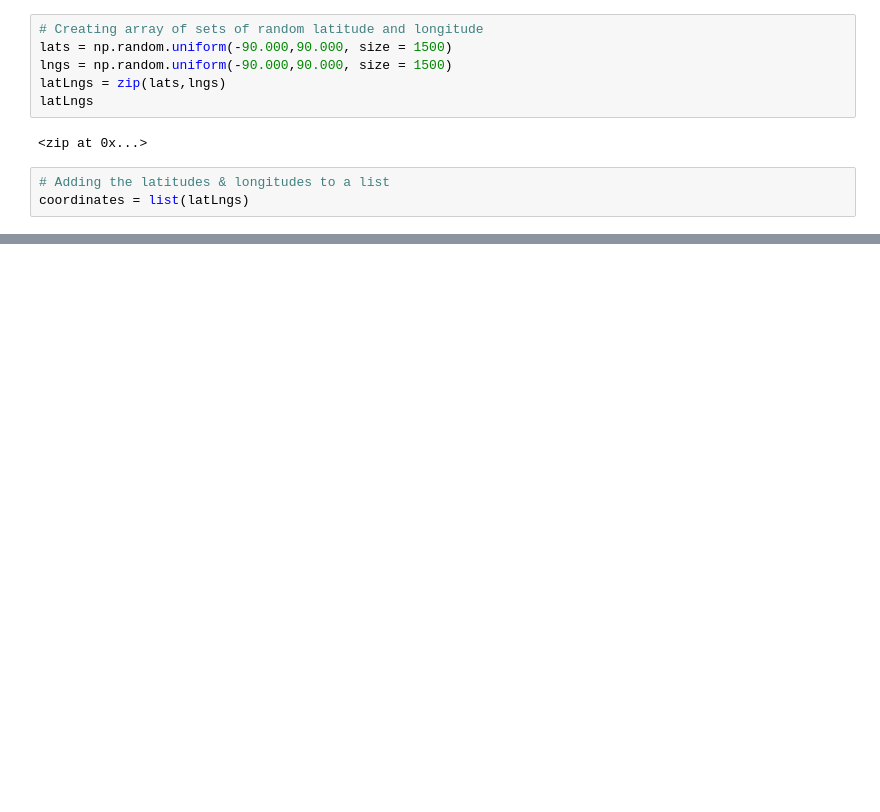
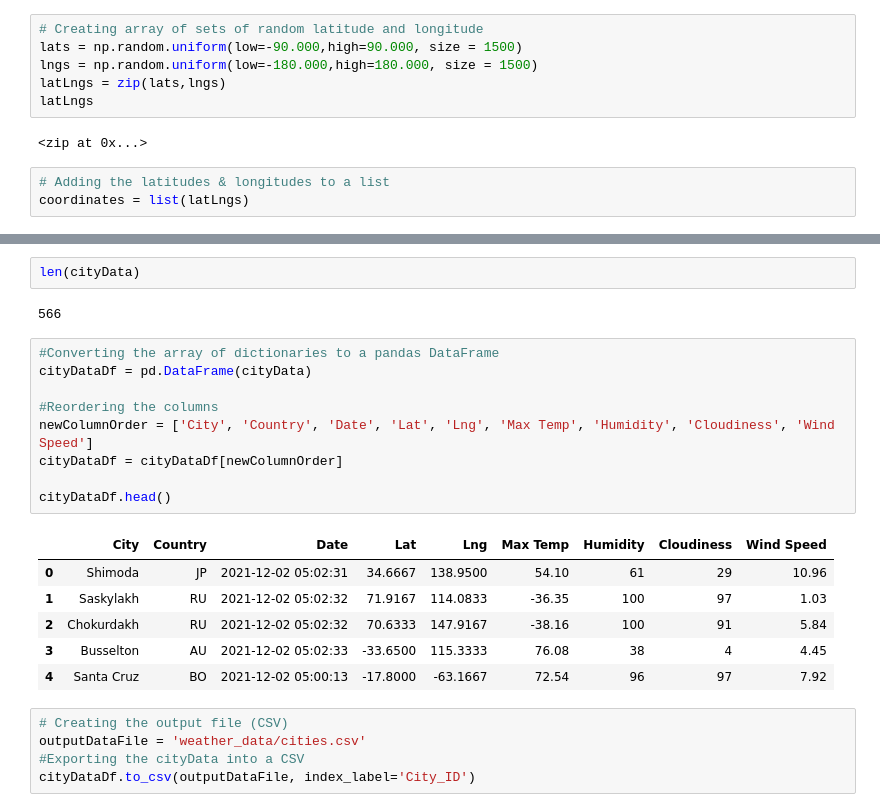
Before and after one commit to StickySitch/World_Weather_Analysis, a Jupyter notebook: WeatherPy.ipynb, the cells around one changed output, grey strips where cells are left out. Drawn from its saved outputs; the diff is of its cells as text; blank space fills up the shorter version.

Commit message:
adding weather dataFrame

```diff
--- a/WeatherPy.ipynb
+++ b/WeatherPy.ipynb
@@ -7,7 +10,7 @@ from citipy import citipy
 # %%
 # Creating array of sets of random latitude and longitude
-lats = np.random.uniform(-90.000,90.000, size = 1500)
-lngs = np.random.uniform(-90.000,90.000, size = 1500)
+lats = np.random.uniform(low=-90.000,high=90.000, size = 1500)
+lngs = np.random.uniform(low=-180.000,high=180.000, size = 1500)
 latLngs = zip(lats,lngs)
 latLngs
 # %% [output]
@@ -33,0 +118,25 @@ len(cities)
+# %%
+len(cityData)
+# %% [output]
+566
+# %%
+#Converting the array of dictionaries to a pandas DataFrame
+cityDataDf = pd.DataFrame(cityData)
+
+#Reordering the columns
+newColumnOrder = ['City', 'Country', 'Date', 'Lat', 'Lng', 'Max Temp', 'Humidity', 'Cloudiness', 'Wind Speed']
+cityDataDf = cityDataDf[newColumnOrder]
+
+cityDataDf.head()
+# %% [output]
+|  | City | Country | Date | Lat | Lng | Max Temp | Humidity | Cloudiness | Wind Speed |
+| 0 | Shimoda | JP | 2021-12-02 05:02:31 | 34.6667 | 138.9500 | 54.10 | 61 | 29 | 10.96 |
+| 1 | Saskylakh | RU | 2021-12-02 05:02:32 | 71.9167 | 114.0833 | -36.35 | 100 | 97 | 1.03 |
+| 2 | Chokurdakh | RU | 2021-12-02 05:02:32 | 70.6333 | 147.9167 | -38.16 | 100 | 91 | 5.84 |
+| 3 | Busselton | AU | 2021-12-02 05:02:33 | -33.6500 | 115.3333 | 76.08 | 38 | 4 | 4.45 |
+| 4 | Santa Cruz | BO | 2021-12-02 05:00:13 | -17.8000 | -63.1667 | 72.54 | 96 | 97 | 7.92 |
+# %%
+# Creating the output file (CSV)
+outputDataFile = 'weather_data/cities.csv'
+#Exporting the cityData into a CSV
+cityDataDf.to_csv(outputDataFile, index_label='City_ID')
```
Also changed, not shown: parts of 3 cells of this notebook, 3 other files.
